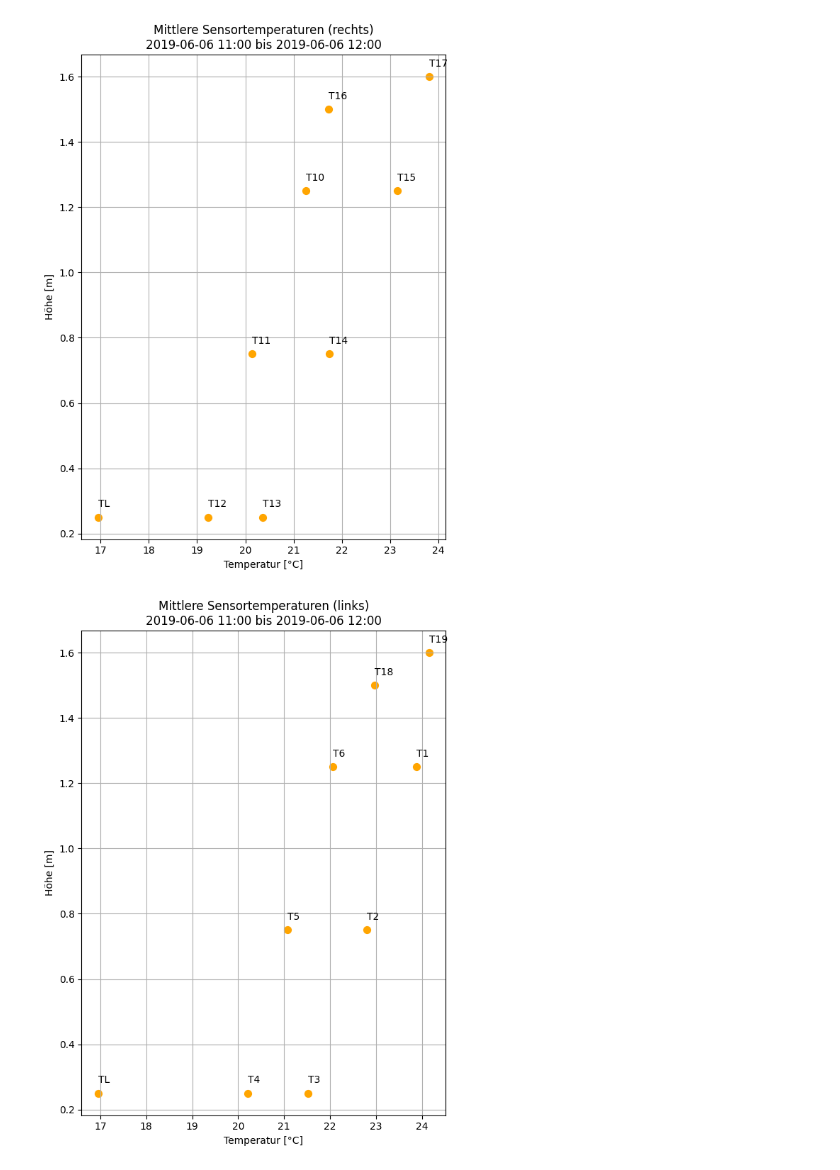
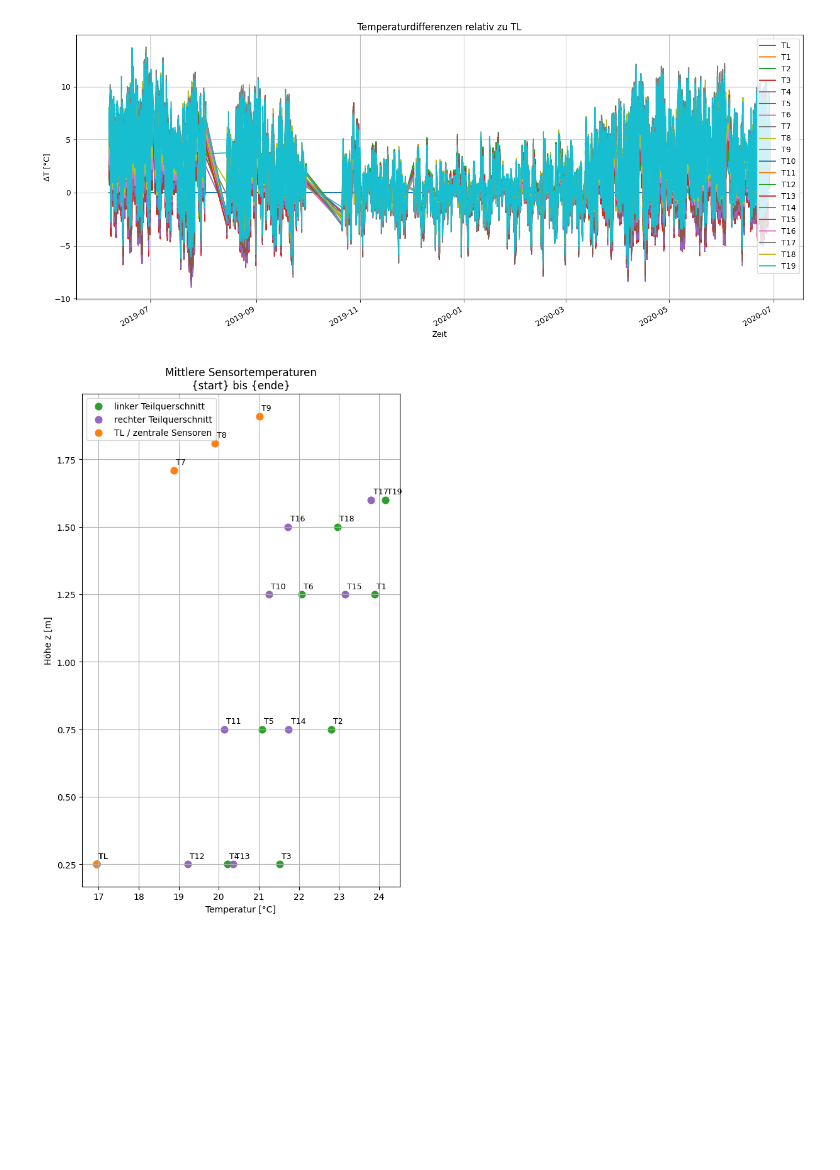
Before and after one commit to NeugebauerLukas/Bauwerksmonitoring_HA, a Jupyter notebook: Hausaufgabe_neu.ipynb, the cells around one changed output. Cells and saved outputs as stored; diff of their text form; code cells hidden in the pictures; blank space fills up the shorter version.

```diff
--- a/Hausaufgabe_neu.ipynb
+++ b/Hausaufgabe_neu.ipynb
@@ -89,30 +132,3 @@ gesamt_df["datetime"] = pd.to_datetime(
 
 gesamt_df = gesamt_df.set_index("datetime") #"datetime" als index setzen
 gesamt_df = gesamt_df.sort_index() #Dataframe nach "datetime" sortieren
-# %%
-# Plot der Temperaturdifferenzen zu TL
-
-# Sensordaten in Skizzenreihenfolge holen
-werte_skizze = hole_sensorwerte(gesamt_df, sensoren_skizze)
-
-# DataFrame mit Skizzenbezeichnungen erzeugen
-df_skizze = pd.DataFrame(
-    werte_skizze,
-    index=gesamt_df.index,
-    columns=sensoren_skizze
-)
-
-# Temperaturdifferenzen relativ zu TL
-df_diff = df_skizze.sub(df_skizze["TL"], axis=0)
-
-# Plot
-df_diff.loc["2019-06-06":"2020-06-28"].plot(
-    figsize=(14, 6),
-    title="Temperaturdifferenzen relativ zu TL (Sensorbezeichnungen gemäß Skizze)",
-)
-
-plt.ylabel("ΔT [°C]")
-plt.xlabel("Zeit")
-plt.grid(True)
-plt.tight_layout()
-plt.show()
@@ -121 +161,5 @@ plt.show()
+# %%
+vergleich_sensoren_TL("2019-06-06","2020-06-28")
+# %% [output]
+[figure, added]
 # %%
@@ -194,19 +222,7 @@ def plot_mitteltemperaturen(start, ende, querschnitt, title=None, min_abstand_x=
 # %%
 plot_mitteltemperaturen(
     "2019-06-06 11:00",
     "2019-06-06 12:00",
-    "rechts"
 )
-plot_mitteltemperaturen(
-    "2019-06-06 11:00",
-    "2019-06-06 12:00",
-    "links"
-)
-plot_mitteltemperaturen(
-    "2019-06-06 11:00",
-    "2019-06-06 12:00",
-    "gesamt"
-)
 # %% [output]
-[figure, old version]
+[figure, new version]
-[figure, removed]
```
Also changed, not shown: parts of 14 cells of this notebook.
